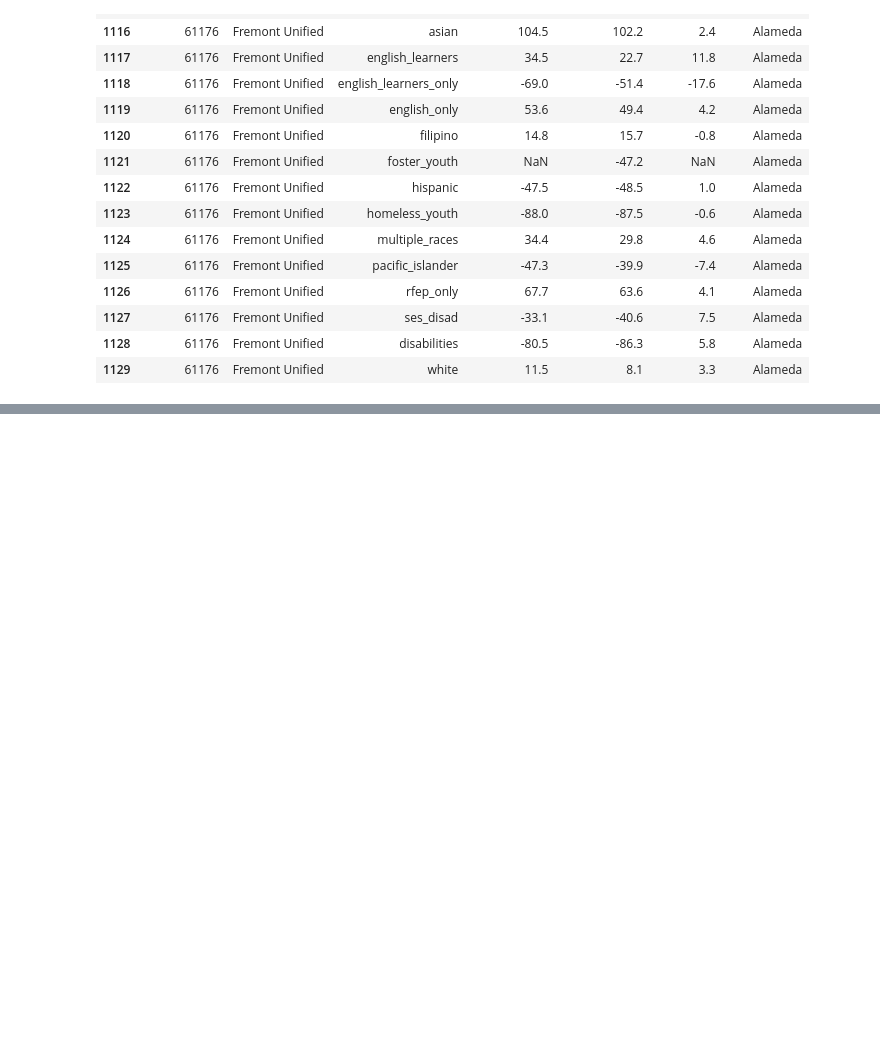
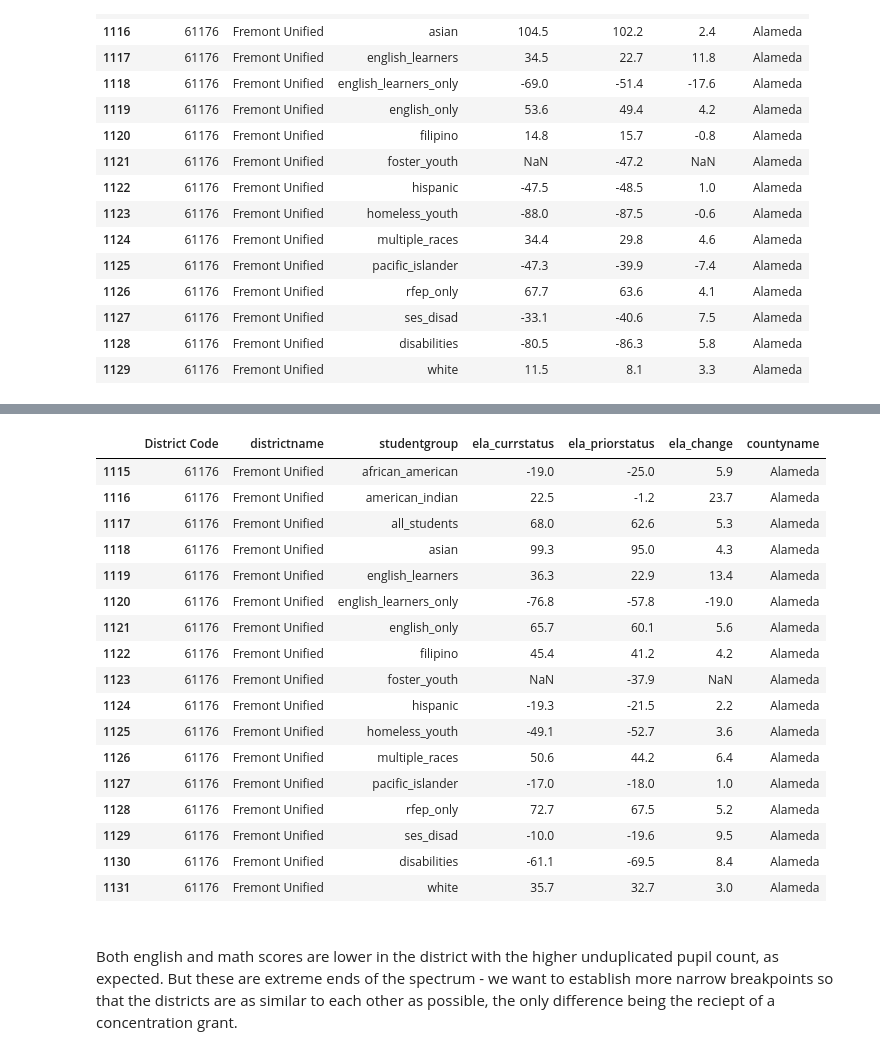
Before and after one commit to fiendskrah/finalcapstone, a Jupyter notebook: RDD.ipynb, the cells around one changed output, grey strips where cells are left out. Saved outputs shown, nothing was run; the diff lists cells and outputs as text; code cells hidden in the pictures; blank space fills up the shorter version.

```diff
--- a/RDD.ipynb
+++ b/RDD.ipynb
@@ -265,0 +271,25 @@ income
+# %%
+engpop.loc[engpop['districtname'] == 'Fremont Unified']
+# math scores from the disadvantaged school
+# %% [output]
+|  | District Code | districtname | studentgroup | ela_currstatus | ela_priorstatus | ela_change | countyname |
+| 1115 | 61176 | Fremont Unified | african_american | -19.0 | -25.0 | 5.9 | Alameda |
+| 1116 | 61176 | Fremont Unified | american_indian | 22.5 | -1.2 | 23.7 | Alameda |
+| 1117 | 61176 | Fremont Unified | all_students | 68.0 | 62.6 | 5.3 | Alameda |
+| 1118 | 61176 | Fremont Unified | asian | 99.3 | 95.0 | 4.3 | Alameda |
+| 1119 | 61176 | Fremont Unified | english_learners | 36.3 | 22.9 | 13.4 | Alameda |
+| 1120 | 61176 | Fremont Unified | english_learners_only | -76.8 | -57.8 | -19.0 | Alameda |
+| 1121 | 61176 | Fremont Unified | english_only | 65.7 | 60.1 | 5.6 | Alameda |
+| 1122 | 61176 | Fremont Unified | filipino | 45.4 | 41.2 | 4.2 | Alameda |
+| 1123 | 61176 | Fremont Unified | foster_youth | NaN | -37.9 | NaN | Alameda |
+| 1124 | 61176 | Fremont Unified | hispanic | -19.3 | -21.5 | 2.2 | Alameda |
+| 1125 | 61176 | Fremont Unified | homeless_youth | -49.1 | -52.7 | 3.6 | Alameda |
+| 1126 | 61176 | Fremont Unified | multiple_races | 50.6 | 44.2 | 6.4 | Alameda |
+| 1127 | 61176 | Fremont Unified | pacific_islander | -17.0 | -18.0 | 1.0 | Alameda |
+| 1128 | 61176 | Fremont Unified | rfep_only | 72.7 | 67.5 | 5.2 | Alameda |
+| 1129 | 61176 | Fremont Unified | ses_disad | -10.0 | -19.6 | 9.5 | Alameda |
+| 1130 | 61176 | Fremont Unified | disabilities | -61.1 | -69.5 | 8.4 | Alameda |
+| 1131 | 61176 | Fremont Unified | white | 35.7 | 32.7 | 3.0 | Alameda |
+# %% [markdown]
+<br>
+Both english and math scores are lower in the district with the higher unduplicated pupil count, as expected. But these are extreme ends of the spectrum - we want to establish more narrow breakpoints so that the districts are as similar to each other as possible, the only difference being the reciept of a concentration grant.<br>
```
Also changed, not shown: parts of 11 cells of this notebook.
